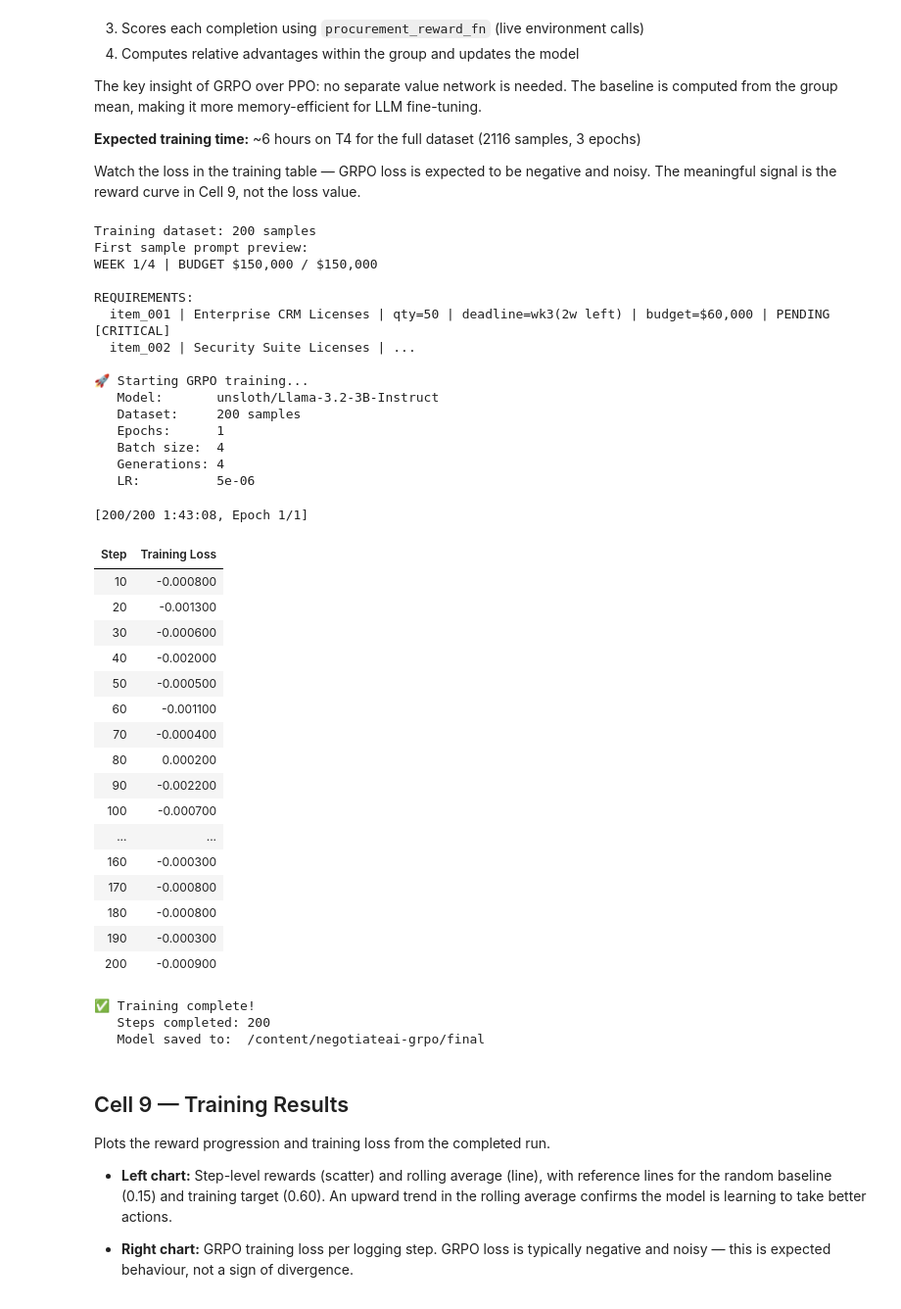
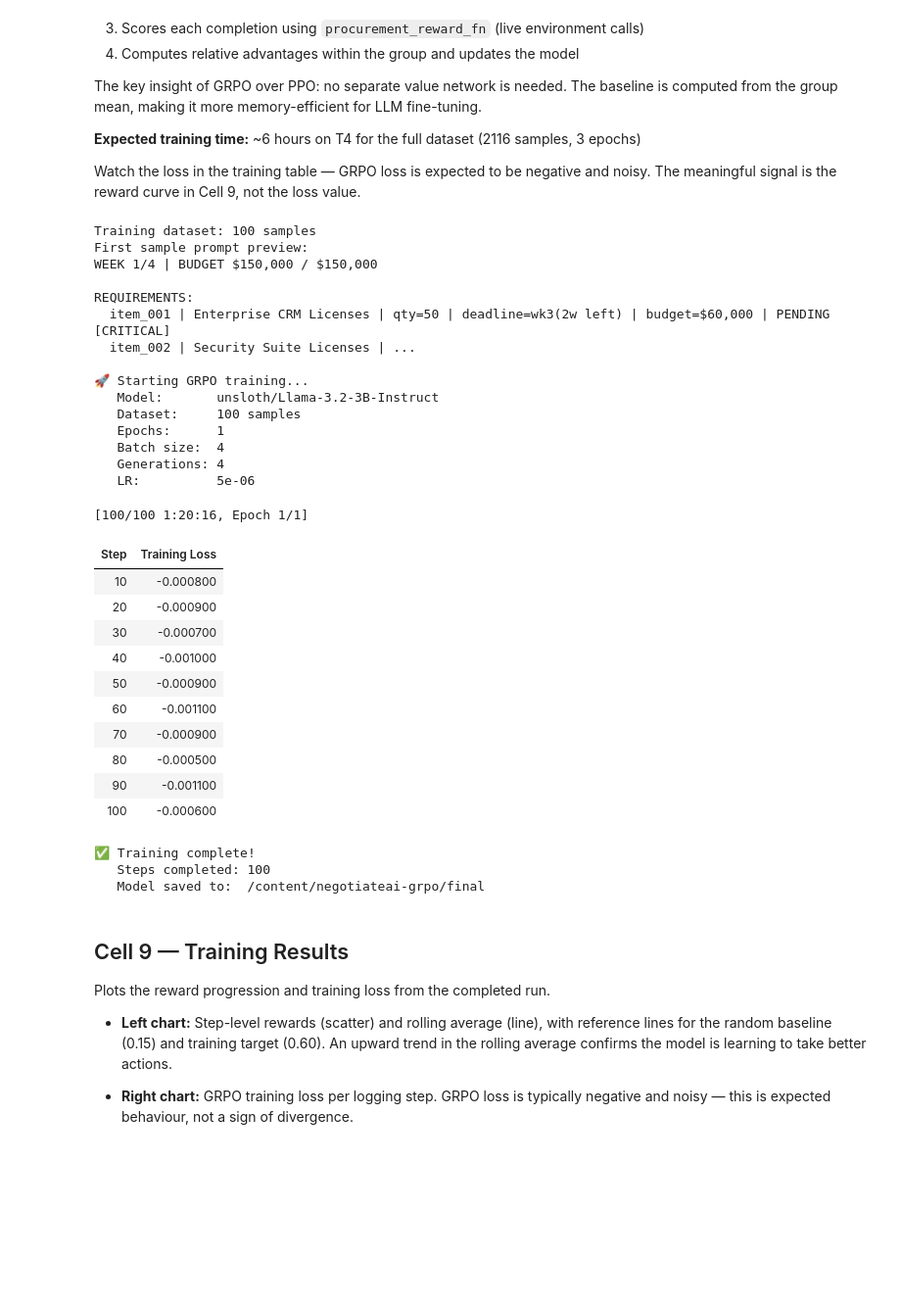
Before and after one commit to Prasanthdj8/negotiateai-openenv, a Jupyter notebook: NegotiateAI_Training.ipynb, the cells around one changed output. Shown at 98% size. Drawn from its saved outputs; the diff is of its cells as text; code cells hidden in the pictures; blank space fills up the shorter version.

```diff
--- a/NegotiateAI_Training.ipynb
+++ b/NegotiateAI_Training.ipynb
@@ -468,16 +470,10 @@ Colab runtimes reset after ~12 hours — saving to Drive means you never regener
 # %%
-import json, shutil
-from google.colab import drive
+import json
 
-# Save locally first
-with open("/content/easy_dataset.json", "w") as f:
+# Save dataset locally
+with open(f"{SAVE_DIR}/easy_dataset.json", "w") as f:
     json.dump(easy_dataset, f)
-print(f"✅ Saved {len(easy_dataset)} samples to /content/easy_dataset.json")
-
-# Back up to Google Drive
-drive.mount("/content/drive")
-shutil.copy("/content/easy_dataset.json", "/content/drive/MyDrive/easy_dataset.json")
-print("✅ Backed up to Google Drive — safe across session restarts")
+print(f"✅ Saved {len(easy_dataset)} samples to {SAVE_DIR}/easy_dataset.json")
 # %% [output]
 NameError: name 'easy_dataset' is not defined
 # %% [markdown]
@@ -488,13 +483,12 @@ This saves 34 minutes and avoids unnecessary API calls to the environment.
 # %%
 import json
-from google.colab import drive
 
-drive.mount("/content/drive")
+dataset_path = f"{SAVE_DIR}/easy_dataset.json"
 
-with open("/content/drive/MyDrive/easy_dataset.json", "r") as f:
+with open(dataset_path, "r") as f:
     easy_dataset = json.load(f)
 
-print(f"✅ Loaded {len(easy_dataset)} samples from Google Drive")
+print(f"✅ Loaded {len(easy_dataset)} samples from {dataset_path}")
 # %% [output]
 Mounted at /content/drive
 ✅ Loaded 2116 samples from Google Drive
@@ -795,7 +789,7 @@ grpo_config = GRPOConfig(
     remove_unused_columns=False,
     dataloader_num_workers=0,
     fp16=False,
-    bf16=False,
+    bf16=USE_BF16,   # set in Cell 2 config — True for A10G/A100, False for T4
 )
 
 trainer = GRPOTrainer(
@@ -813,10 +807,11 @@ print(f"   Epochs:      {NUM_EPOCHS}")
 print(f"   Batch size:  {BATCH_SIZE}")
 print(f"   Generations: {NUM_GENERATIONS}")
 print(f"   LR:          {LEARNING_RATE}")
+print(f"   Precision:   {'bf16' if USE_BF16 else 'fp32'}")
 print()
 
 # DummyScaler — disables mixed precision grad scaler which conflicts with 4-bit bitsandbytes.
-# Required fix for Colab environments where the scaler causes AssertionError during training.
+# Required fix for environments where the scaler causes AssertionError during training.
 class DummyScaler:
     def scale(self, loss): return loss
     def unscale_(self, optimizer): pass
@@ -826,53 +821,47 @@ class DummyScaler:
     def is_enabled(self): return False
     def state_dict(self): return {}
     def load_state_dict(self, state_dict): pass
 
 trainer.accelerator.scaler = DummyScaler()
 
 trainer.train()
 
 print("\n✅ Training complete!")
 print(f"   Steps completed: {trainer.state.global_step}")
 
 model.save_pretrained(f"{SAVE_DIR}/final")
 tokenizer.save_pretrained(f"{SAVE_DIR}/final")
 print(f"   Model saved to:  {SAVE_DIR}/final")
 # %% [output]
-Training dataset: 200 samples
+Training dataset: 100 samples
 First sample prompt preview:
 WEEK 1/4 | BUDGET $150,000 / $150,000
 
 REQUIREMENTS:
   item_001 | Enterprise CRM Licenses | qty=50 | deadline=wk3(2w left) | budget=$60,000 | PENDING [CRITICAL]
   item_002 | Security Suite Licenses | ...
 
 🚀 Starting GRPO training...
    Model:       unsloth/Llama-3.2-3B-Instruct
-   Dataset:     200 samples
+   Dataset:     100 samples
    Epochs:      1
    Batch size:  4
    Generations: 4
    LR:          5e-06
-[200/200 1:43:08, Epoch 1/1]
+[100/100 1:20:16, Epoch 1/1]
 | Step | Training Loss |
 | 10 | -0.000800 |
-| 20 | -0.001300 |
-| 30 | -0.000600 |
-| 40 | -0.002000 |
-| 50 | -0.000500 |
+| 20 | -0.000900 |
+| 30 | -0.000700 |
+| 40 | -0.001000 |
+| 50 | -0.000900 |
 | 60 | -0.001100 |
-| 70 | -0.000400 |
-| 80 | 0.000200 |
-| 90 | -0.002200 |
-| 100 | -0.000700 |
-| ... | ... |
-| 160 | -0.000300 |
-| 170 | -0.000800 |
-| 180 | -0.000800 |
-| 190 | -0.000300 |
-| 200 | -0.000900 |
+| 70 | -0.000900 |
+| 80 | -0.000500 |
+| 90 | -0.001100 |
+| 100 | -0.000600 |
 ✅ Training complete!
-   Steps completed: 200
+   Steps completed: 100
    Model saved to:  /content/negotiateai-grpo/final
 # %% [markdown]
 ## Cell 9 — Training Results
```
Also changed, not shown: parts of 15 cells of this notebook, 3 other files.
